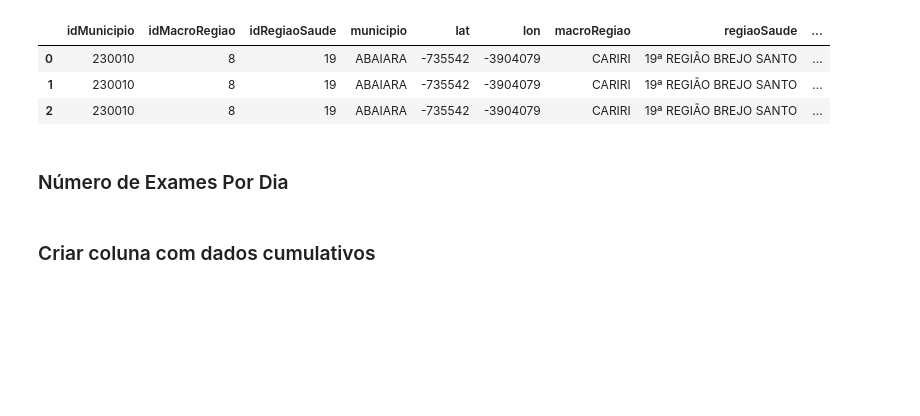
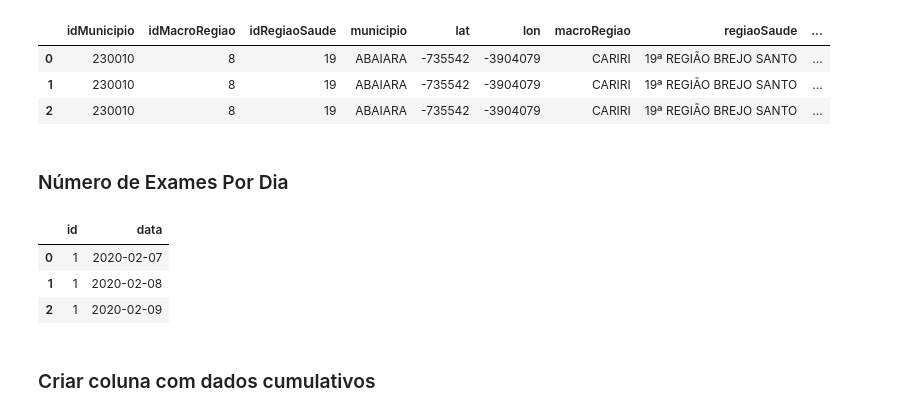
Before and after one commit to andreloc/painel-covid-19-ce, a Jupyter notebook: notebooks/extract_covid_data_integrasus_ce.ipynb, the cells around one changed output. Drawn from its saved outputs; the diff is of its cells as text; code cells hidden in the pictures; blank space fills up the shorter version.

```diff
--- a/notebooks/extract_covid_data_integrasus_ce.ipynb
+++ b/notebooks/extract_covid_data_integrasus_ce.ipynb
@@ -332,3 +328,19 @@ display(qtd_por_dia.head(3))
 | 2 | 230010 | 8 | 19 | ABAIARA | -735542 | -3904079 | CARIRI | 19ª REGIÃO BREJO SANTO | ... |
 # %% [markdown]
 ### Número de Exames Por Dia
+# %%
+### Cria dataframe com todos os dias desde o mínimo registro até hoje
+df_dia = qtd_por_dia
+start = df_dia.data.min()
+end   = df_dia.data.max()
+delta = end - start
+add_days = lambda i: (start + timedelta(days=i))#.strftime('%Y-%m-%d')
+
+all_times = [[1, add_days(i)] for i in range(delta.days + 1) ]
+all_times = pd.DataFrame(all_times, columns = ['id','data'])
+all_times.head(3)
+# %% [output]
+|  | id | data |
+| 0 | 1 | 2020-02-07 |
+| 1 | 1 | 2020-02-08 |
+| 2 | 1 | 2020-02-09 |
```
Also changed, not shown: parts of 19 cells of this notebook, 7 other files.
